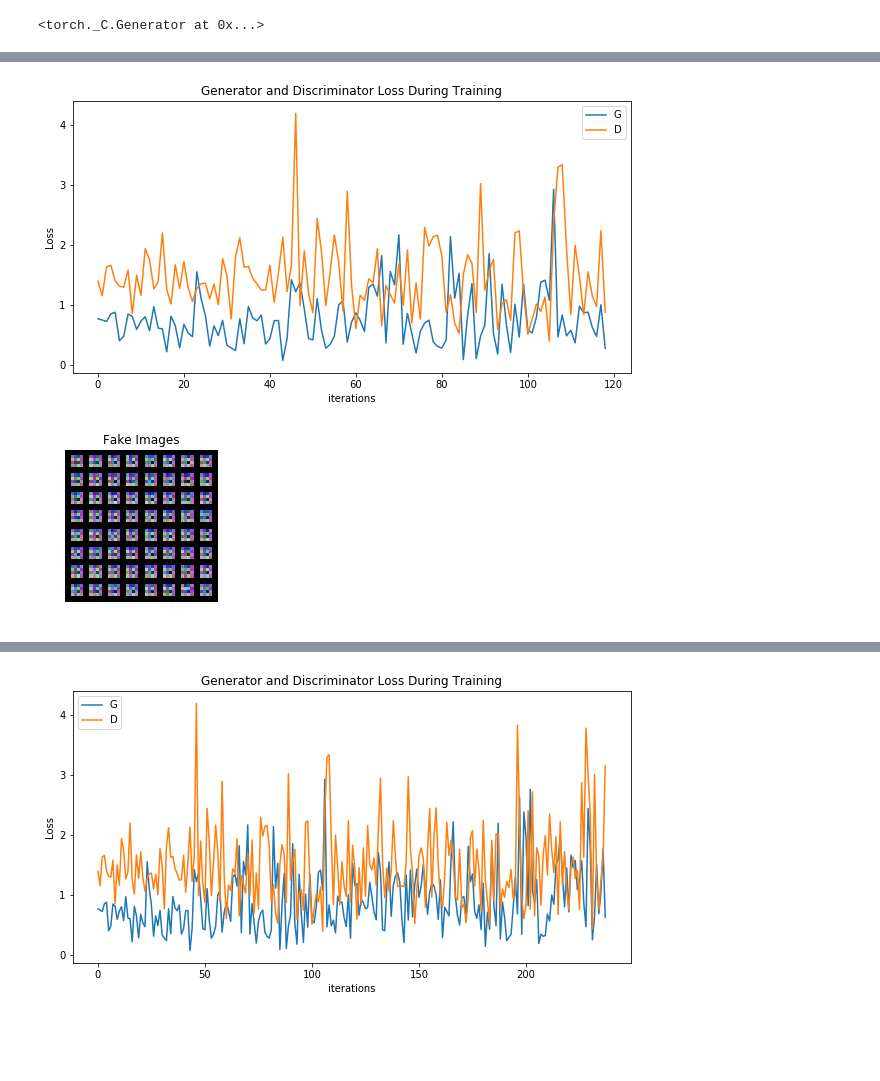
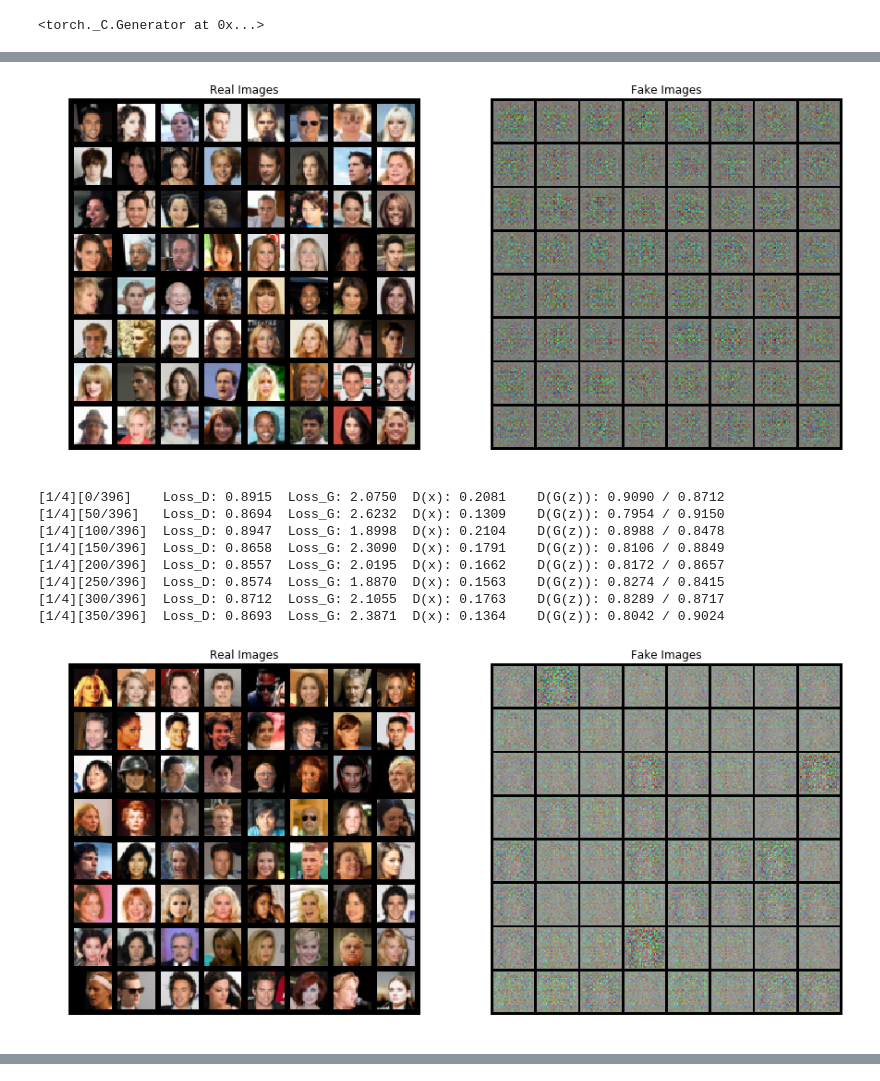
Before and after one commit to MiikaKan/CS-E4890-Project, a Jupyter notebook: Progressive_GAN.ipynb, the cells around one changed output, grey strips where cells are left out. Cells and saved outputs as stored; diff of their text form; code cells hidden in the pictures; blank space fills up the shorter version.

```diff
--- a/Progressive_GAN.ipynb
+++ b/Progressive_GAN.ipynb
@@ -114,7 +100,7 @@ class GeneratorLayer(nn.Module):
                                padding=padding,
                                bias=False),
             nn.BatchNorm2d(out_channels),
-            nn.ReLU(True)
+            nn.LeakyReLU(0.2, inplace=True)
         )
         self.layer.apply(weights_init)
     def forward(self, input):
@@ -137,9 +124,8 @@ class ToRGB(nn.Module):
         return self.layer(input)
 # %%
 class Generator(nn.Module):
-    def __init__(self, ngpu, latent_size, in_channels, weights_init, kernel_size=4, stride=2, padding=1):
+    def __init__(self, latent_size, in_channels, weights_init, kernel_size=4, stride=2, padding=1):
         super(Generator, self).__init__()
-        self.ngpu = ngpu
         self.in_channels = in_channels
         self.weights_init = weights_init
         self.kernel_size = kernel_size
@@ -359,4 +353,17 @@ class ProgGAN(nn.Module):
 # %%
+proGAN = ProGAN(
+    ngpu                  = 1,
+    device                = device,
+    latent_size           = 128,
+    in_channels           = 512,
+    init_layers           = 3,
+    layer_progression     = 0,
+    batch_size            = 128,
+    weights_init          = weights_init,
+    criterion             = nn.BCELoss()
+)
+
 # Create batch of latent vectors that we will use to visualize
 #  the progression of the generator
-fixed_noise = torch.randn(64, nz, 1, 1, device=device)
+fixed_noise = torch.randn(64, proGAN.latent_size, 1, 1, device=device)
+outD = proGAN.discriminator(proGAN.generator(fixed_noise, True), True)
@@ -378,46 +395,64 @@ iters = 0
 
 print("Starting Training Loop...")
 # For each epoch
-for j in range(layers):
+for j in range(proGAN.layer_progression+1):
+
     dataset = dset.ImageFolder(root=dataroot,
                                transform=transforms.Compose([
-                                   transforms.Resize(progGAN.image_size),
-                                   transforms.CenterCrop(progGAN.image_size),
+                                   transforms.Resize(proGAN.image_size),
+                                   transforms.CenterCrop(proGAN.image_size),
                                    transforms.ToTensor(),
                                    transforms.Normalize((0.5, 0.5, 0.5), (0.5, 0.5, 0.5))
                                ]))
     # Create the dataloader
-    dataloader = torch.utils.data.DataLoader(dataset, batch_size=batch_size,
+    dataloader = torch.utils.data.DataLoader(dataset, batch_size=proGAN.batch_size,
                                              shuffle=True, num_workers=workers)
 
     # Decide which device we want to run on
     device = torch.device("cuda:0" if (torch.cuda.is_available() and ngpu > 0) else "cpu")
 
-    for epoch in range(1):
+    for epoch in range(num_epochs):
         # For each batch in the dataloader
 
         for i, data in enumerate(dataloader, 0):
-            progGAN(data)
+            proGAN(data, False)
 
             # Output training stats
             if i % 50 == 0:
                 print('[%d/%d][%d/%d]\tLoss_D: %.4f\tLoss_G: %.4f\tD(x): %.4f\tD(G(z)): %.4f / %.4f'
                       % (epoch, num_epochs, i, len(dataloader),
-                         progGAN.errD.item(), progGAN.errG.item(), progGAN.D_x, progGAN.D_G_z1, progGAN.D_G_z2))
+                         proGAN.errD.item(), proGAN.errG.item(), proGAN.D_x, proGAN.D_G_z1, proGAN.D_G_z2))
 
             # Save Losses for plotting later
-            G_losses.append(progGAN.errG.item())
-            D_losses.append(progGAN.errD.item())
+            G_losses.append(proGAN.errG.item())
+            D_losses.append(proGAN.errD.item())
 
             # Check how the generator is doing by saving G's output on fixed_noise
             if (iters % 500 == 0) or ((epoch == num_epochs-1) and (i == len(dataloader)-1)):
                 with torch.no_grad():
-                    fake = progGAN.generator(fixed_noise).detach().cpu()
+                    fake = proGAN.generator(fixed_noise, False).detach().cpu()
                 img_list.append(vutils.make_grid(fake, padding=2, normalize=True))
 
             iters += 1
+        # Grab a batch of real images from the dataloader
+        real_batch = next(iter(dataloader))
 
-    progGAN.add_layer()
+        # Plot the real images
+        plt.figure(figsize=(15,15))
+        plt.subplot(1,2,1)
+        plt.axis("off")
+        plt.title("Real Images")
+        plt.imshow(np.transpose(vutils.make_grid(real_batch[0].to(device)[:64], padding=5, normalize=True).cpu(),(1,2,0)))
+
+        # Plot the fake images from the last epoch
+        plt.subplot(1,2,2)
+        plt.axis("off")
+        plt.title("Fake Images")
+        plt.imshow(np.transpose(img_list[-1],(1,2,0)))
+        plt.show()
+
+    #progGAN.add_layer()
+    #num_epochs = num_epochs*2
 
     plt.figure(figsize=(10,5))
     plt.title("Generator and Discriminator Loss During Training")
@@ -427,12 +462,5 @@ for j in range(layers):
     plt.ylabel("Loss")
     plt.legend()
     plt.show()
-
-    # Plot the fake images from the last epoch
-    plt.subplot(1,2,2)
-    plt.axis("off")
-    plt.title("Fake Images")
-    plt.imshow(np.transpose(img_list[-1],(1,2,0)))
-    plt.show()
 # %% [output]
 Starting Training Loop...
@@ -447,2 +475,10 @@ torch.Size([64, 3, 4, 4])
-[figure, old version]
+[figure, new version]
+[1/4][0/396]    Loss_D: 0.8915  Loss_G: 2.0750  D(x): 0.2081    D(G(z)): 0.9090 / 0.8712
+[1/4][50/396]   Loss_D: 0.8694  Loss_G: 2.6232  D(x): 0.1309    D(G(z)): 0.7954 / 0.9150
+[1/4][100/396]  Loss_D: 0.8947  Loss_G: 1.8998  D(x): 0.2104    D(G(z)): 0.8988 / 0.8478
+[1/4][150/396]  Loss_D: 0.8658  Loss_G: 2.3090  D(x): 0.1791    D(G(z)): 0.8106 / 0.8849
+[1/4][200/396]  Loss_D: 0.8557  Loss_G: 2.0195  D(x): 0.1662    D(G(z)): 0.8172 / 0.8657
+[1/4][250/396]  Loss_D: 0.8574  Loss_G: 1.8870  D(x): 0.1563    D(G(z)): 0.8274 / 0.8415
+[1/4][300/396]  Loss_D: 0.8712  Loss_G: 2.1055  D(x): 0.1763    D(G(z)): 0.8289 / 0.8717
+[1/4][350/396]  Loss_D: 0.8693  Loss_G: 2.3871  D(x): 0.1364    D(G(z)): 0.8042 / 0.9024
-[figure, old version]
+[figure, new version]
@@ -452 +484,0 @@ torch.Size([64, 3, 4, 4])
-[figure, removed]
```
Also changed, not shown: parts of 14 cells of this notebook.
